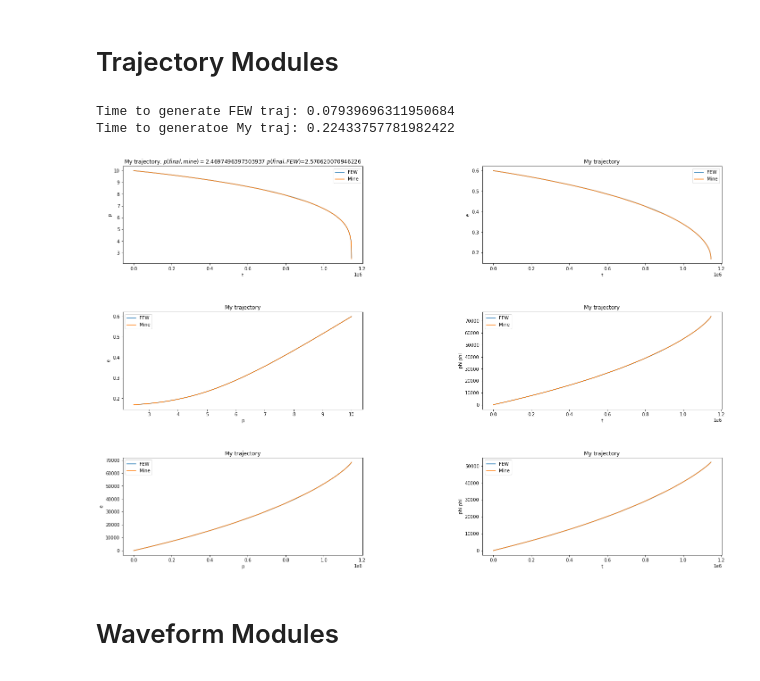
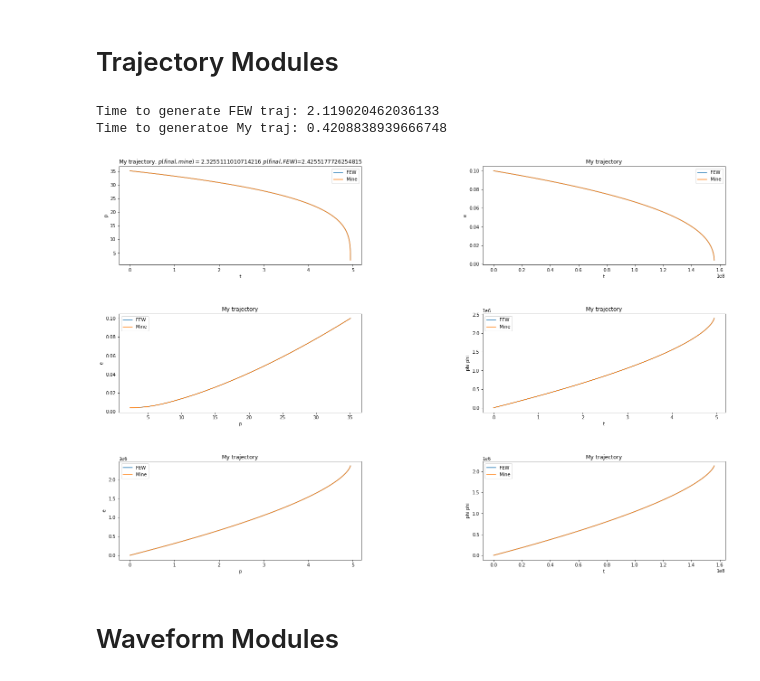
Before and after one commit to Shaun-F/GWGenerator, a Jupyter notebook: debugging/CompareMyCodeToFEW.ipynb, the cells around one changed output. Drawn from its saved outputs; the diff is of its cells as text; code cells hidden in the pictures.

```diff
--- a/debugging/CompareMyCodeToFEW.ipynb
+++ b/debugging/CompareMyCodeToFEW.ipynb
@@ -17,11 +17,14 @@ from few.utils.utility import *
 import GWGen
 from GWGen.WFGenerator import *
 
+from astropy.units import yr,s
+SecPerYR = yr.to(s)
+
 M = 1e5
 mu = 1e1
 a = 0.9
-p0 = 10.0
-e0 = 0.6
+p0 = 35.1
+e0 = 0.1
 iota0 = 0.0
 Y0 = np.cos(iota0)
 Phi_phi0 = 0.
@@ -36,13 +39,13 @@ phiK = 0.8
 dist = 1.0
 mich = False
 dt = 15.0
-T = 2
+T = 5
 
 use_gpu = False
 
 # keyword arguments for inspiral generator (RunKerrGenericPn5Inspiral)
 inspiralkwargs = {
-    "max_init_len": int(1e3),  # all of the trajectories will be well under len = 1000
+    "max_init_len": int(1e4),  # all of the trajectories will be well under len = 1000
     "npoints":100,
     "dense_output":True
 }
@@ -59,7 +62,7 @@ MYwfgen = EMRIWaveform(inspiral_kwargs=inspiralkwargs.copy(), sum_kwargs=sumkwar
 # Trajectory Modules
 # %%
 aa = time.time()
-FEWtraj = FEWwfgen.inspiral_generator(M, mu, a, p0, e0, Y0, T=T)
+FEWtraj = FEWwfgen.inspiral_generator(M, mu, a, p0, e0, Y0, T=T, **inspiralkwargs)
 bb = time.time()
 MYtraj = MYwfgen.inspiral_generator(M, mu, a, p0, e0, Y0, T=T, **inspiralkwargs.copy())
 print("Time to generate FEW traj: {0}\nTime to generatoe My traj: {1}".format(bb-aa,time.time()-bb))
@@ -72,48 +75,48 @@ fig.set_size_inches(24,16)
 axes[0,0].set_title(r"My trajectory. $p(final, mine)=${0} $p(final, FEW)$={1}".format(p[-1], pf[-1]))
 axes[0,0].set_ylabel("p")
 axes[0,0].set_xlabel("t")
-axes[0,0].plot(tf,pf, label="FEW")
-axes[0,0].plot(t,p, label="Mine")
+axes[0,0].plot(tf/SecPerYR,pf, label="FEW")
+axes[0,0].plot(t/SecPerYR,p, label="Mine")
 axes[0,0].legend()
 
 axes[0,1].set_title("My trajectory")
 axes[0,1].set_ylabel("e")
 axes[0,1].set_xlabel("t")
 axes[0,1].plot(tf,ef, label="FEW")
 axes[0,1].plot(t,e, label="Mine")
 axes[0,1].legend()
 
 axes[1,0].set_title("My trajectory")
 axes[1,0].set_ylabel("e")
 axes[1,0].set_xlabel("p")
 axes[1,0].plot(pf,ef, label="FEW")
 axes[1,0].plot(p,e, label="Mine")
 axes[1,0].legend()
 
 axes[1,1].set_title("My trajectory")
 axes[1,1].set_ylabel("phi phi")
 axes[1,1].set_xlabel("t")
-axes[1,1].plot(tf,phiphif, label="FEW")
-axes[1,1].plot(t,phiphi, label="Mine")
+axes[1,1].plot(tf/SecPerYR,phiphif, label="FEW")
+axes[1,1].plot(t/SecPerYR,phiphi, label="Mine")
 axes[1,1].legend()
 
 axes[2,0].set_title("My trajectory")
 axes[2,0].set_ylabel("e")
 axes[2,0].set_xlabel("p")
-axes[2,0].plot(tf,phithetaf, label="FEW")
-axes[2,0].plot(t,phitheta, label="Mine")
+axes[2,0].plot(tf/SecPerYR,phithetaf, label="FEW")
+axes[2,0].plot(t/SecPerYR,phitheta, label="Mine")
 axes[2,0].legend()
 
 axes[2,1].set_title("My trajectory")
 axes[2,1].set_ylabel("phi phi")
 axes[2,1].set_xlabel("t")
 axes[2,1].plot(tf,phirf, label="FEW")
 axes[2,1].plot(t,phir, label="Mine")
 axes[2,1].legend();
 # %% [output]
-Time to generate FEW traj: 0.07939696311950684
-Time to generatoe My traj: 0.22433757781982422
+Time to generate FEW traj: 2.119020462036133
+Time to generatoe My traj: 0.4208838939666748
-[figure, old version]
+[figure, new version]
 # %% [markdown]
 # Waveform Modules
 # %%
```
Also changed, not shown: parts of 2 cells of this notebook, 3 other files.
